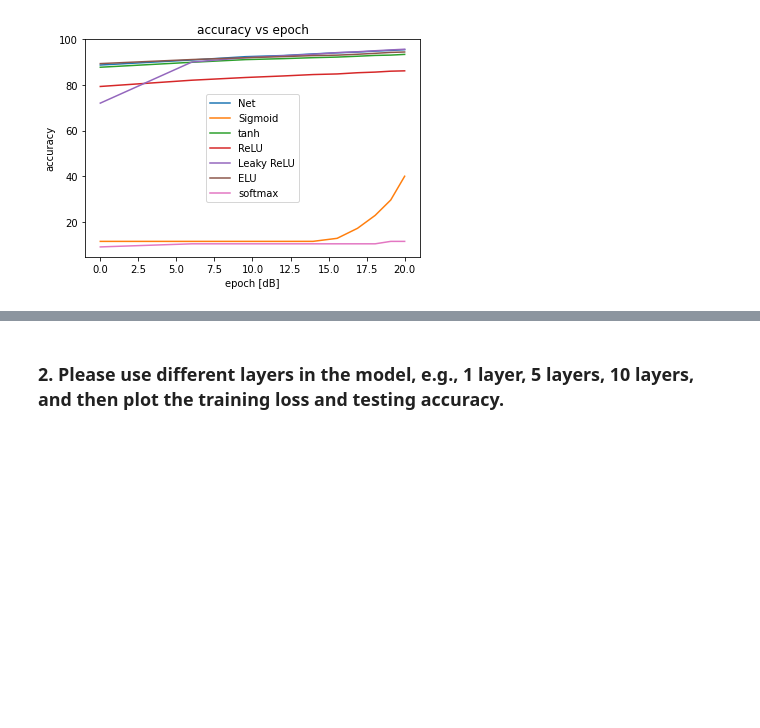
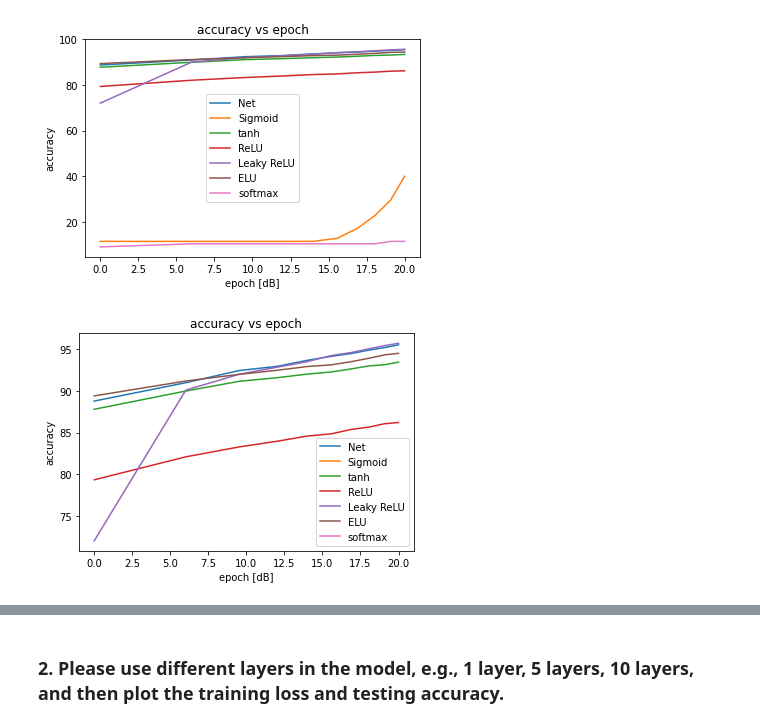
Before and after one commit to lduran2/CIS3715_DataScience_2022, a Jupyter notebook: Lab10/Lab10.ipynb, the cells around one changed output, grey strips where cells are left out. Saved outputs shown, nothing was run; the diff lists cells and outputs as text; code cells hidden in the pictures; blank space fills up the shorter version.

Commit message:
[lab10] added zoom to activation accuracies

```diff
--- a/Lab10/Lab10.ipynb
+++ b/Lab10/Lab10.ipynb
@@ -503,3 +503,28 @@ ax.legend(model_names)
 fig.show()
 # %% [output]
 [figure]
+# %%
+# we will plot with dB on x.
+# this linearizes for the Net model
+N_EPOCHS = accuracies.shape[0]
+epoch_lin = torch.Tensor(range(1, (N_EPOCHS + 1)))
+epoch_db = 20*torch.log10(epoch_lin)
+# plot the accuracy
+fig, ax = plt.subplots(1, 1)
+ax.plot(epoch_db, accuracies)
+ax.set_title('accuracy vs epoch')
+ax.set_xlabel('epoch [dB]')
+ax.set_ylabel('accuracy')
+ax.legend(model_names)
+#zoom in to exclude low-accuracy Sigmoid and softmax
+accuracies_zoom = accuracies.drop(['Sigmoid', 'softmax'], axis=1)
+zoom_min = accuracies_zoom.min().min()
+zoom_max = accuracies_zoom.max().max()
+#add about 1/10 margin
+zoom_range = (zoom_max - zoom_min)
+zoom_min -= zoom_range/20
+zoom_max += zoom_range/20
+ax.set_ylim((zoom_min, zoom_max))
+fig.show()
+# %% [output]
+[figure, added]
```
Also changed, not shown: parts of 1 cell of this notebook.
